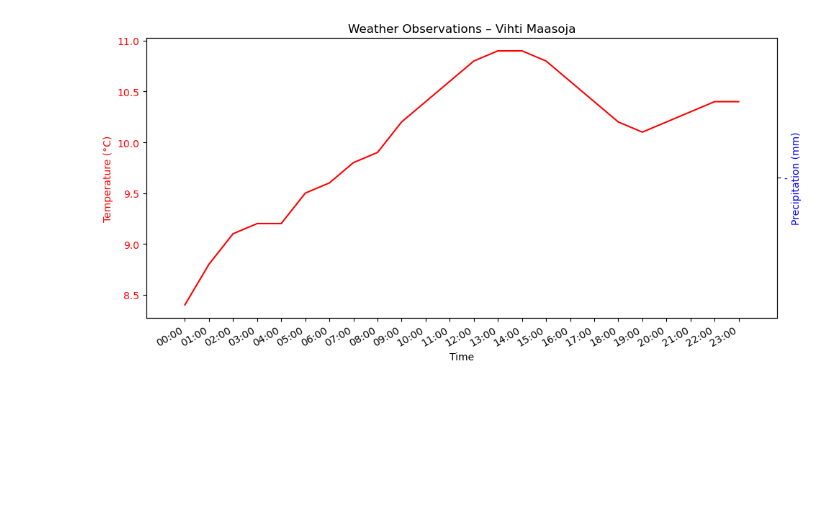
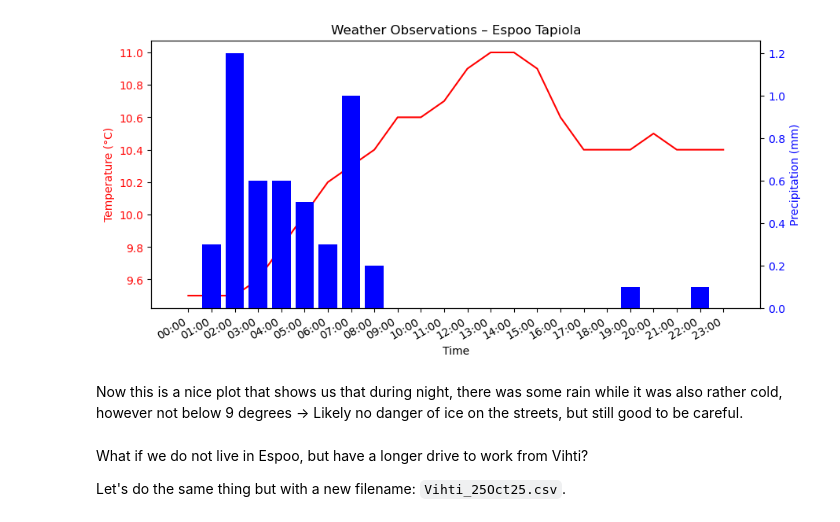
Before and after one commit to samumantha/github-jupyter-4-ds, a Jupyter notebook: notebooks/first_plot.ipynb, the cells around one changed output. Saved outputs shown, nothing was run; the diff lists cells and outputs as text; code cells hidden in the pictures; blank space fills up the shorter version.

```diff
--- a/notebooks/first_plot.ipynb
+++ b/notebooks/first_plot.ipynb
@@ -10,13 +20,5 @@ import matplotlib.pyplot as plt
 # %%
-csv_file = "Vihti_25Oct25.csv"  # Replace with your file name
+csv_file = "Tapiola_25Oct25.csv"  # Replace with your file name
 
-# --- Read CSV ---
-df = pd.read_csv(csv_file)
+# read the csv file into memory
+df = pandas.read_csv(csv_file)
-# %%
-# Combine date & time columns into a single datetime
-#df["Datetime"] = pd.to_datetime(df["Year"].astype(str) + "-" + df["Month"].astype(str) + "-" + df["Day"].astype(str) + " " + df["Time [Local time]"])
-
-df["Time"] = df["Time [Local time]"]
-
-# --- Sort chronologically ---
-#df = df.sort_values("Datetime")
@@ -23,23 +76,28 @@ df["Time"] = df["Time [Local time]"]
 # %%
-# --- Plot ---
-fig, ax1 = plt.subplots(figsize=(10, 5))
+# create empty plot
+fig, ax1 = pyplot.subplots(figsize=(10, 5))
 
 # Plot temperature
-ax1.plot(df["Time"], df["Minimum temperature [°C]"], color="red", label="Min Temp (°C)")
+ax1.plot(df["Time [Local time]"], df["Minimum temperature [°C]"], color="red", label="Min Temp (°C)")
 ax1.set_xlabel("Time")
 ax1.set_ylabel("Temperature (°C)", color="red")
 ax1.tick_params(axis='y', labelcolor="red")
 
 # Plot precipitation on secondary y-axis
 ax2 = ax1.twinx()
-ax2.bar(df["Time"], df["Precipitation [mm]"], color="blue", label="Precipitation (mm)")
+ax2.bar(df["Time [Local time]"], df["Precipitation [mm]"], color="blue", label="Precipitation (mm)")
 ax2.set_ylabel("Precipitation (mm)", color="blue")
 ax2.tick_params(axis='y', labelcolor="blue")
 
 # Title and formatting
-plt.title(f"Weather Observations – {df['Observation station'].iloc[0]}")
-fig.autofmt_xdate()
-plt.tight_layout()
-plt.show()
+pyplot.title(f"Weather Observations – {df['Observation station'].iloc[0]}")
+fig.autofmt_xdate() #makes the time stamps legible
+pyplot.show()
 # %% [output]
-[figure, old version]
+[figure, new version]
+# %% [markdown]
+Now this is a nice plot that shows us that during night, there was some rain while it was also rather cold, however not below 9 degrees -> Likely no danger of ice on the streets, but still good to be careful.
+# %% [markdown]
+What if we do not live in Espoo, but have a longer drive to work from Vihti?
+
+Let's do the same thing but with a new filename: `Vihti_25Oct25.csv`.
```
Also changed, not shown: parts of 13 cells of this notebook, 3 other files.
